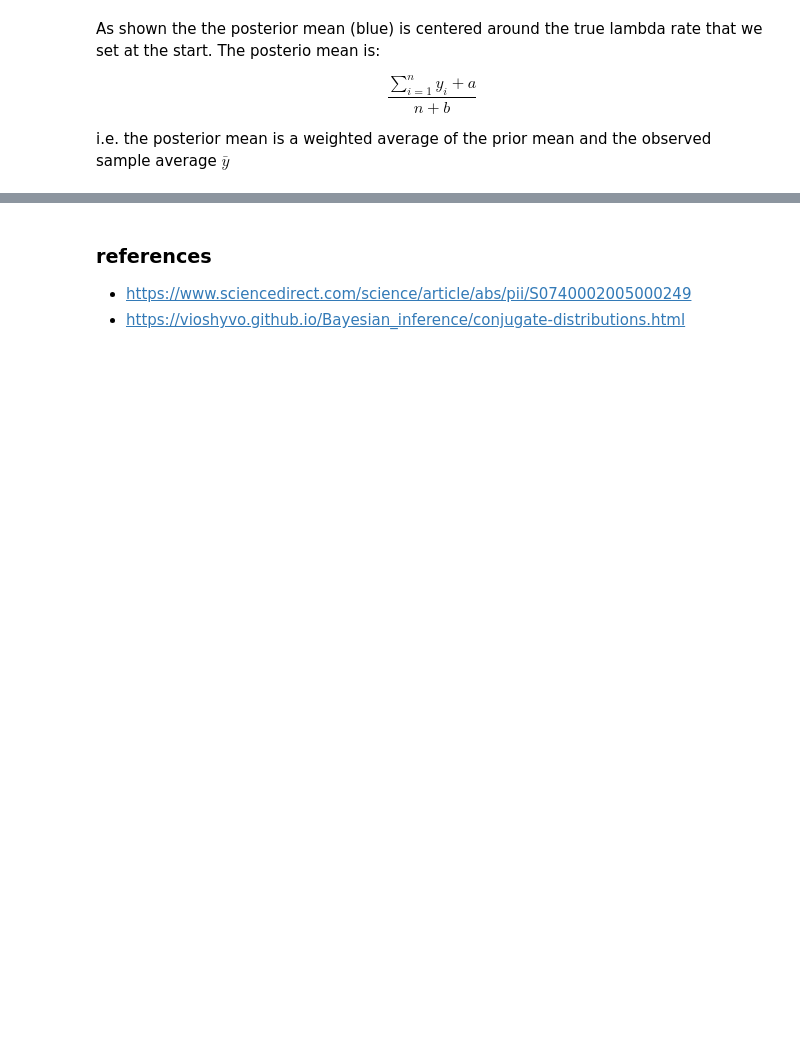
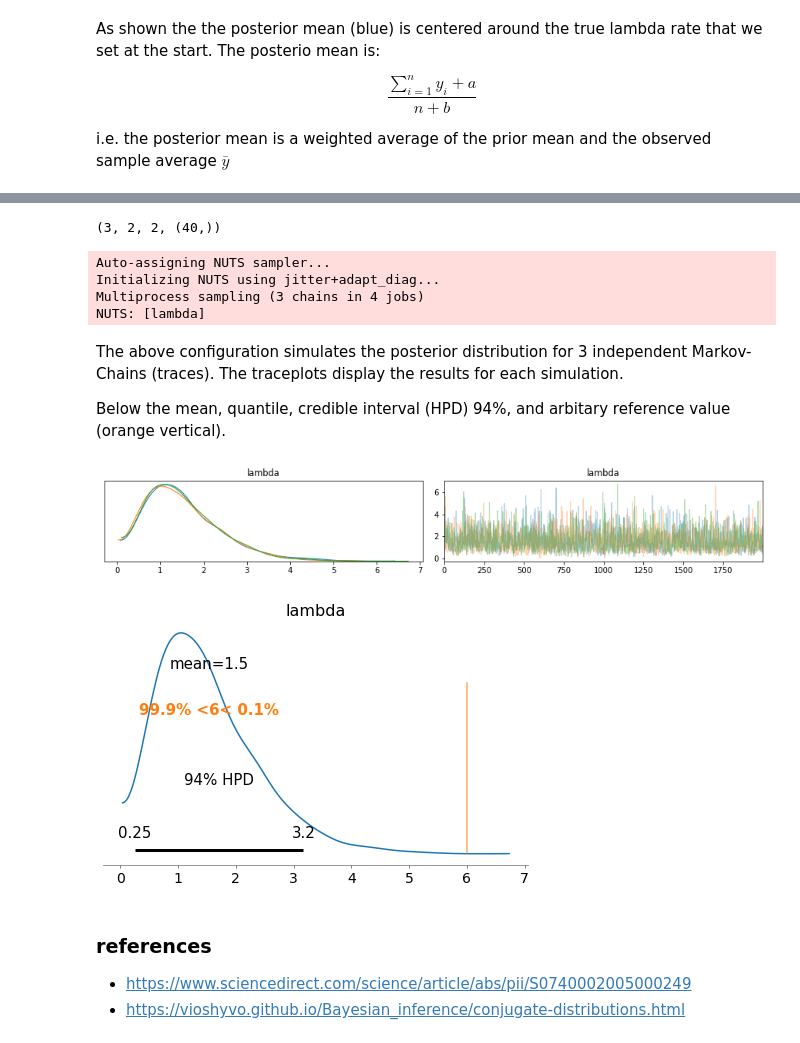
Before and after one commit to bpostance/learn_data_science, a Jupyter notebook: statistics/bayesian-inference/02.2.bayesian-inference-pymc3-gamma-poisson.ipynb, the cells around one changed output, grey strips where cells are left out. Saved outputs shown, nothing was run; the diff lists cells and outputs as text; code cells hidden in the pictures; blank space fills up the shorter version.

Commit message:
Update: add pymc3

```diff
--- a/statistics/bayesian-inference/02.2.bayesian-inference-pymc3-gamma-poisson.ipynb
+++ b/statistics/bayesian-inference/02.2.bayesian-inference-pymc3-gamma-poisson.ipynb
@@ -195,0 +212,37 @@ sample mean:1.8333333333333333
+# %%
+# known initial params
+a,b,lam_,y.shape
+# %% [output]
+(3, 2, 2, (40,))
+# %%
+model = pm.Model()
+
+with model:
+
+    # Define the prior of the parameter lambda.
+    lam = pm.Gamma('lambda', alpha=a, beta=b)
+
+    # Define the likelihood function.
+    y_obs = pm.Poisson('y_obs', mu=lam_, observed=y)
+
+    # Consider 2000 draws and 3 chains.
+    trace = pm.sample(draws=2000, chains=3)
+# %% [output]
+Auto-assigning NUTS sampler...
+Initializing NUTS using jitter+adapt_diag...
+Multiprocess sampling (3 chains in 4 jobs)
+NUTS: [lambda]
+# %% [markdown]
+The above configuration simulates the posterior distribution for 3 independent Markov-Chains (traces). The traceplots display the results for each simulation.
+
+Below the mean, quantile, credible interval (HPD) 94%, and arbitary reference value (orange vertical).
+# %%
+# note there are a few user warnings on using pymc3.traceplot() with pyplot
+import warnings
+with warnings.catch_warnings():
+    warnings.simplefilter("ignore")
+    pm.traceplot(trace)
+    pm.plot_posterior(trace,ref_val=6);
+# %% [output]
+[figure, added]
+[figure, added]
```
Also changed, not shown: parts of 10 cells of this notebook.
